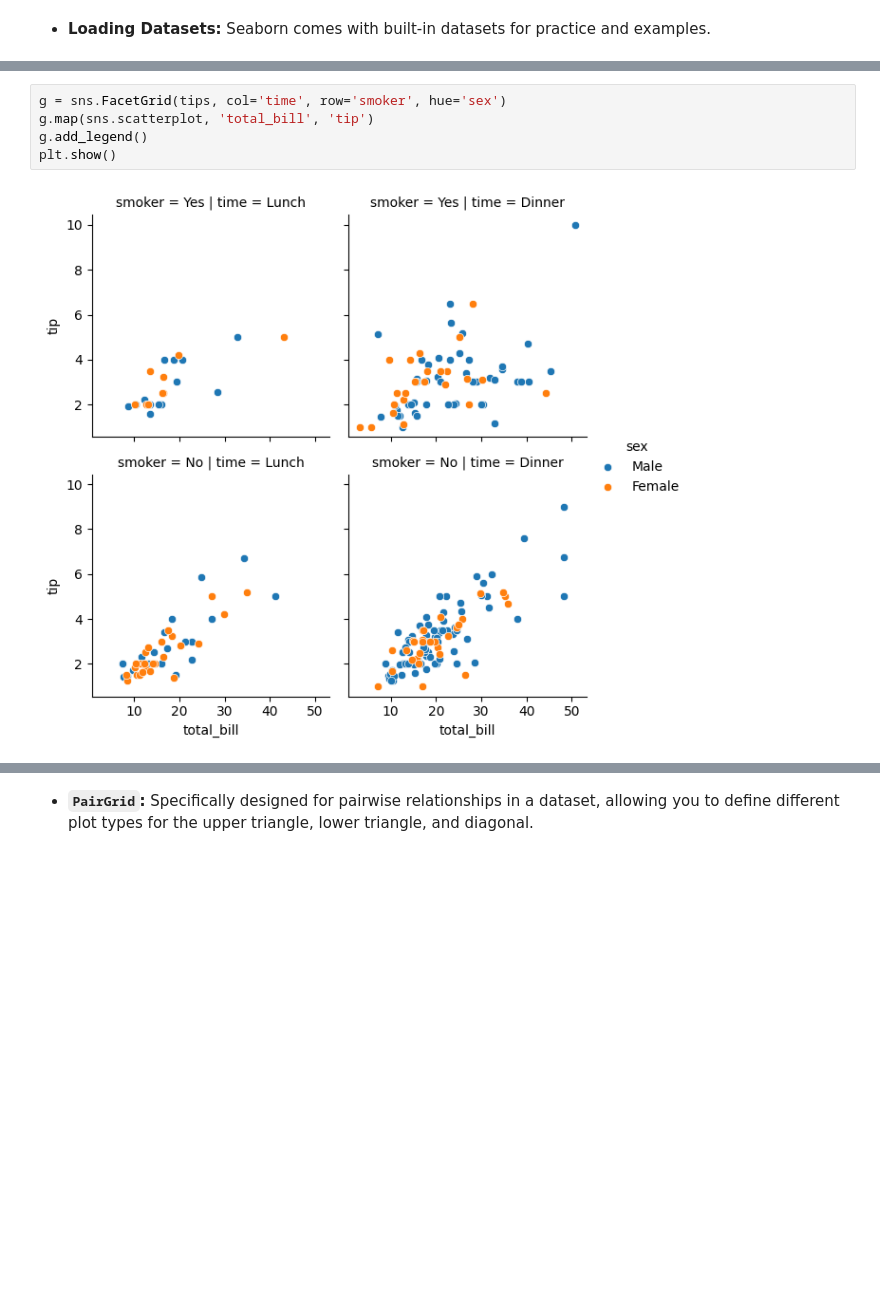
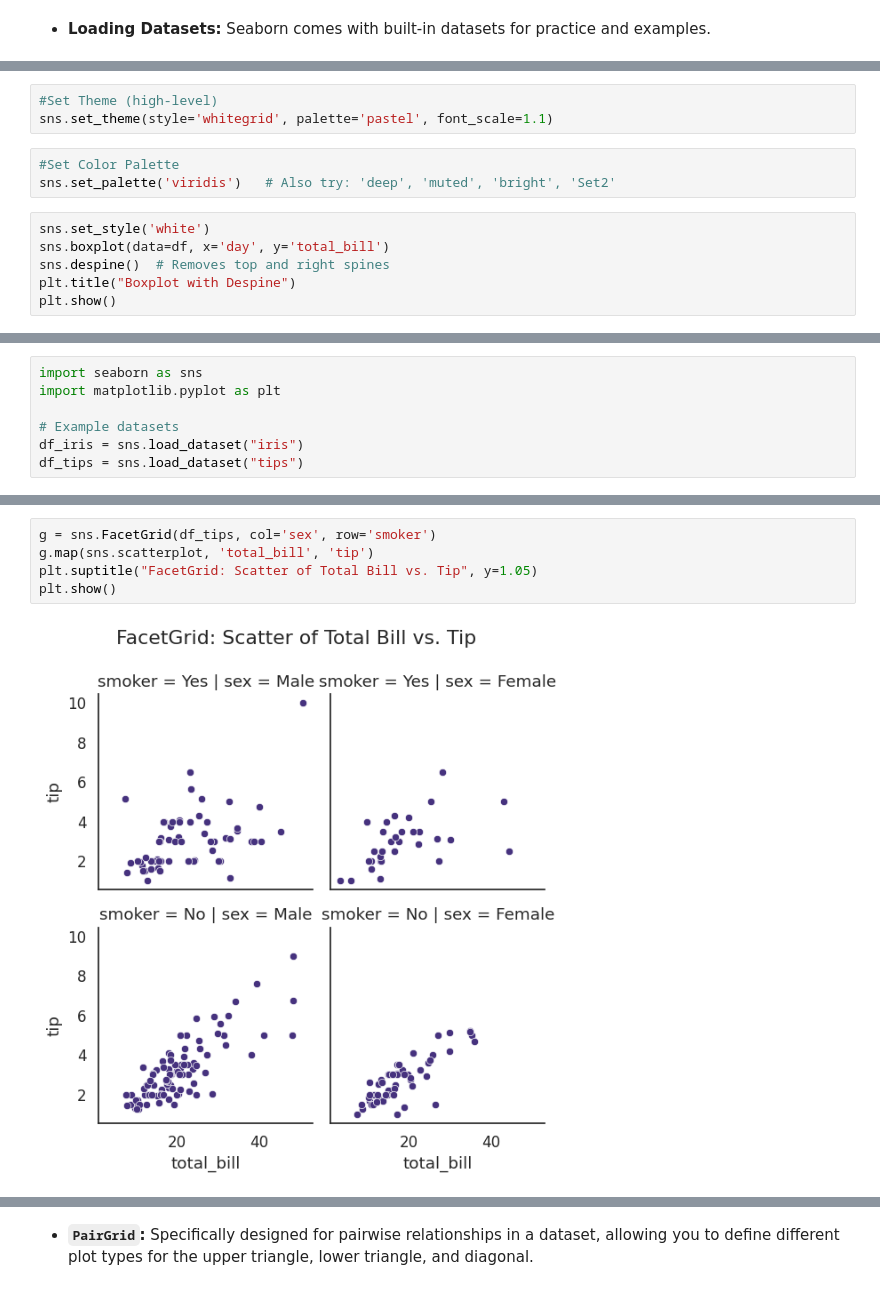
Before and after one commit to prof-sd1/CSEC_CPD, a Jupyter notebook: Module_3.ipynb, the cells around one changed output, grey strips where cells are left out. Cells and saved outputs as stored; diff of their text form; blank space fills up the shorter version.

```diff
--- a/Module_3.ipynb
+++ b/Module_3.ipynb
@@ -2361,0 +2101,12 @@ Exploring relationships between more than two variables, often by combining plot
+# %%
+#Set Theme (high-level)
+sns.set_theme(style='whitegrid', palette='pastel', font_scale=1.1)
+# %%
+#Set Color Palette
+sns.set_palette('viridis')   # Also try: 'deep', 'muted', 'bright', 'Set2'
+# %%
+sns.set_style('white')
+sns.boxplot(data=df, x='day', y='total_bill')
+sns.despine()  # Removes top and right spines
+plt.title("Boxplot with Despine")
+plt.show()
@@ -2361,0 +2388,7 @@ Exploring relationships between more than two variables, often by combining plot
+# %%
+import seaborn as sns
+import matplotlib.pyplot as plt
+
+# Example datasets
+df_iris = sns.load_dataset("iris")
+df_tips = sns.load_dataset("tips")
@@ -2362,7 +2407,7 @@ Exploring relationships between more than two variables, often by combining plot
 # %%
-g = sns.FacetGrid(tips, col='time', row='smoker', hue='sex')
+g = sns.FacetGrid(df_tips, col='sex', row='smoker')
 g.map(sns.scatterplot, 'total_bill', 'tip')
-g.add_legend()
+plt.suptitle("FacetGrid: Scatter of Total Bill vs. Tip", y=1.05)
 plt.show()
 # %% [output]
-[figure, old version]
+[figure, new version]
```
Also changed, not shown: parts of 158 cells of this notebook.
